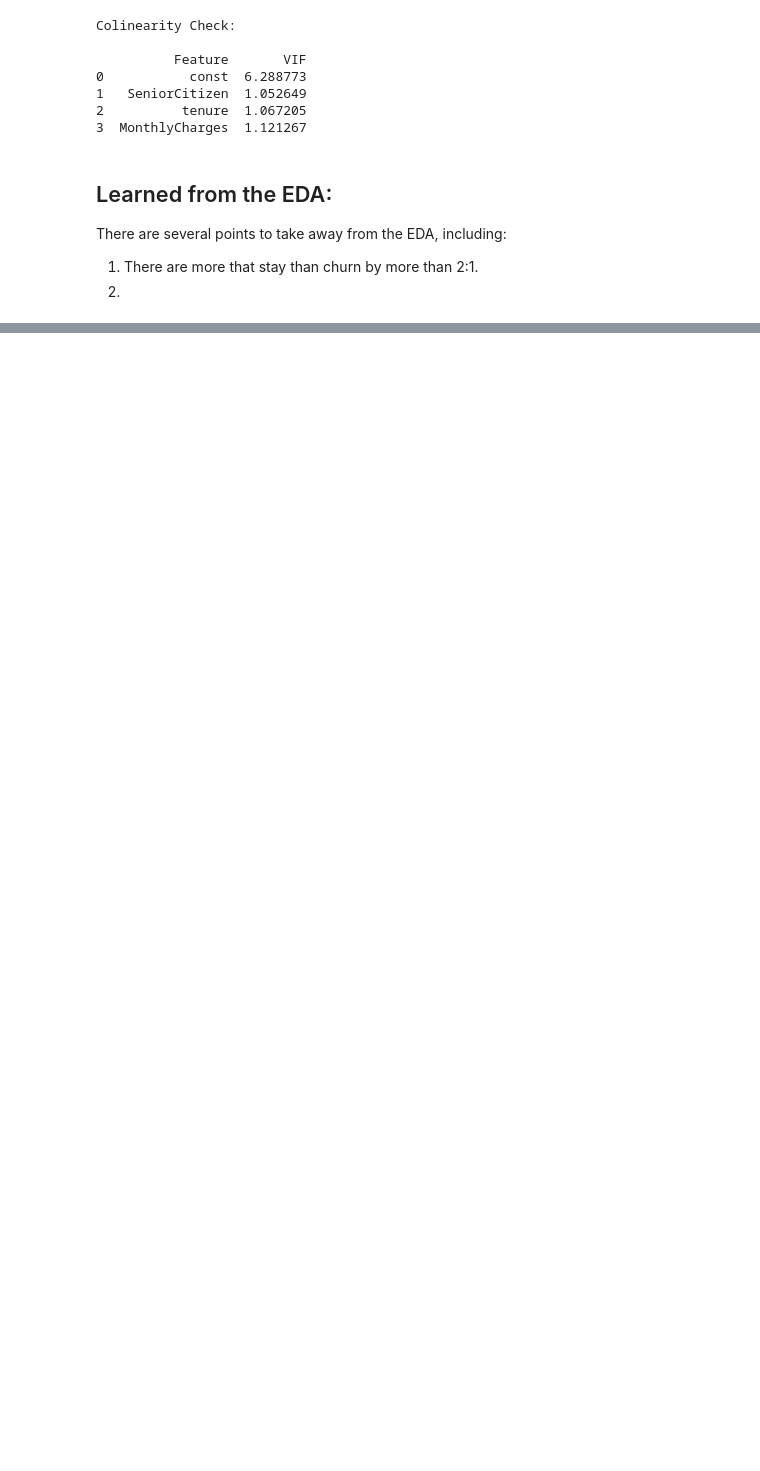
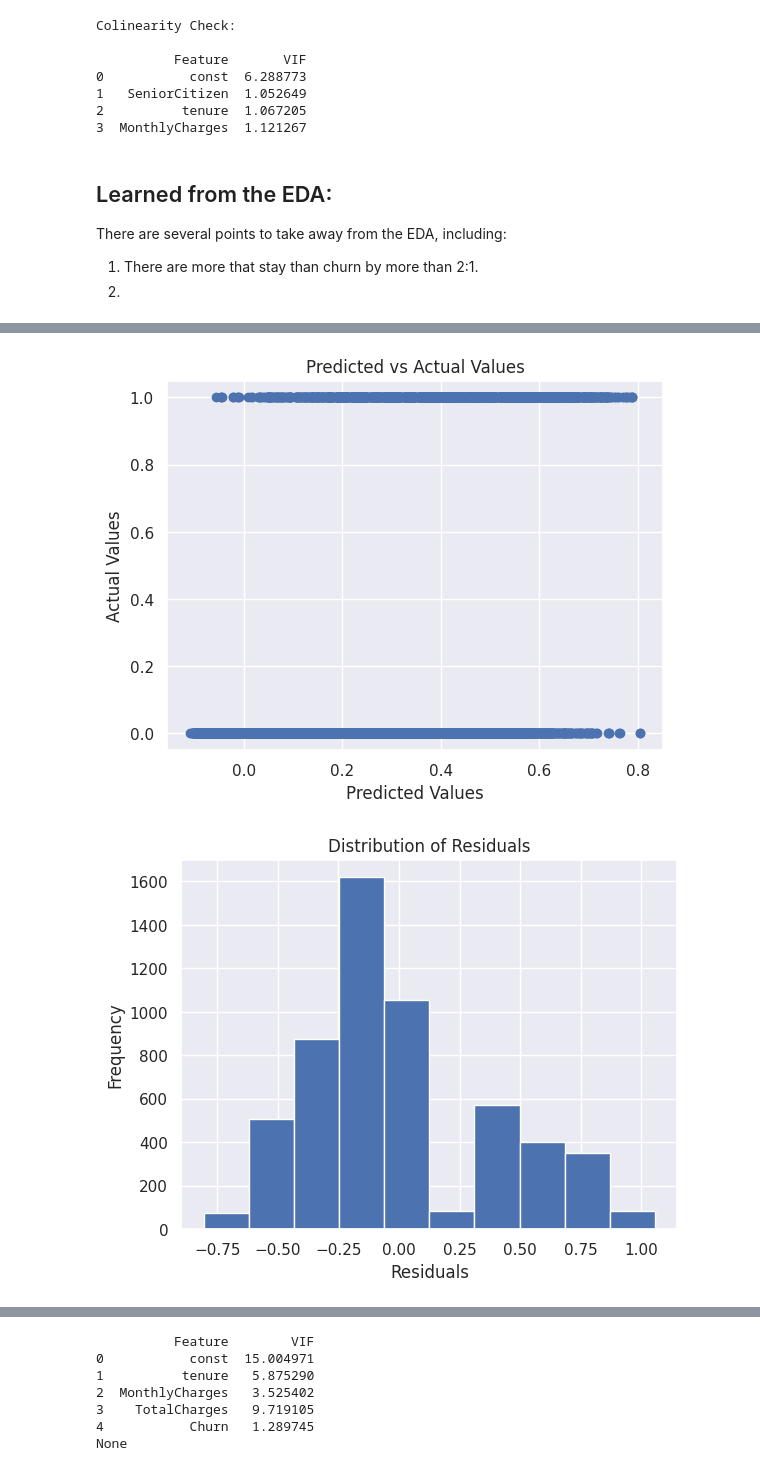
Before and after one commit to mille055/AIPI590-XAI, a Jupyter notebook: Assignments/03_Interpretable_AI.ipynb, the cells around one changed output, grey strips where cells are left out. Drawn from its saved outputs; the diff is of its cells as text; code cells hidden in the pictures; blank space fills up the shorter version.

```diff
--- a/Assignments/03_Interpretable_AI.ipynb
+++ b/Assignments/03_Interpretable_AI.ipynb
@@ -221,0 +232,16 @@ There are several points to take away from the EDA, including:
+# %%
+# Select relevant features for linear regression
+features = ['tenure', 'MonthlyCharges', 'TotalCharges']
+target = 'Churn'
+
+# Create a new DataFrame with selected features and target variable
+df_linear = churn_df[features + [target]]
+
+# Convert 'TotalCharges' to numeric
+df_linear['TotalCharges'] = pd.to_numeric(df_linear['TotalCharges'], errors='coerce')
+
+# Drop rows with missing values
+df_linear.dropna(inplace=True)
+
+# Convert 'Churn' to numeric (1 for Yes, 0 for No)
+df_linear['Churn'] = df_linear['Churn'].map({'Yes': 1, 'No': 0})
@@ -221,0 +263,52 @@ There are several points to take away from the EDA, including:
+# %%
+# Linear regression
+
+
+# Split the data into features (X) and target (y)
+X = df_linear[features]
+y = df_linear['Churn']
+
+# Split the data into training and testing sets
+X_train, X_test, y_train, y_test = train_test_split(X, y, test_size=0.2, random_state=42)
+
+# Standardize the features
+scaler = StandardScaler()
+X_train = scaler.fit_transform(X_train)
+X_test = scaler.transform(X_test)
+
+# Add constant to the features for the intercept term
+X_train = sm.add_constant(X_train)
+X_test = sm.add_constant(X_test)
+
+# Fit the linear regression model
+model = sm.OLS(y_train, X_train).fit()
+
+# Print the model summary
+print(model.summary())
+
+# Check for linearity
+# Plot predicted values against actual values
+plt.scatter(model.predict(X_train), y_train)
+plt.xlabel('Predicted Values')
+plt.ylabel('Actual Values')
+plt.title('Predicted vs Actual Values')
+plt.show()
+
+# Check for normality of residuals
+residuals = model.resid
+plt.hist(residuals)
+plt.xlabel('Residuals')
+plt.ylabel('Frequency')
+plt.title('Distribution of Residuals')
+plt.show()
+
+# Check for homoscedasticity
+plt.scatter(model.predict(X_train), residuals)
+plt.xlabel('Predicted Values')
+plt.ylabel('Residuals')
+plt.title('Residuals vs Predicted Values')
+plt.show()
+
+# Check for multicollinearity
+print(check_multicollinearity(df_linear))
+# %% [output]
@@ -221,0 +332,2 @@ There are several points to take away from the EDA, including:
+[figure, added]
+[figure, added]
@@ -221,0 +335,7 @@ There are several points to take away from the EDA, including:
+          Feature        VIF
+0           const  15.004971
+1          tenure   5.875290
+2  MonthlyCharges   3.525402
+3    TotalCharges   9.719105
+4           Churn   1.289745
+None
```
Also changed, not shown: parts of 6 cells of this notebook.
